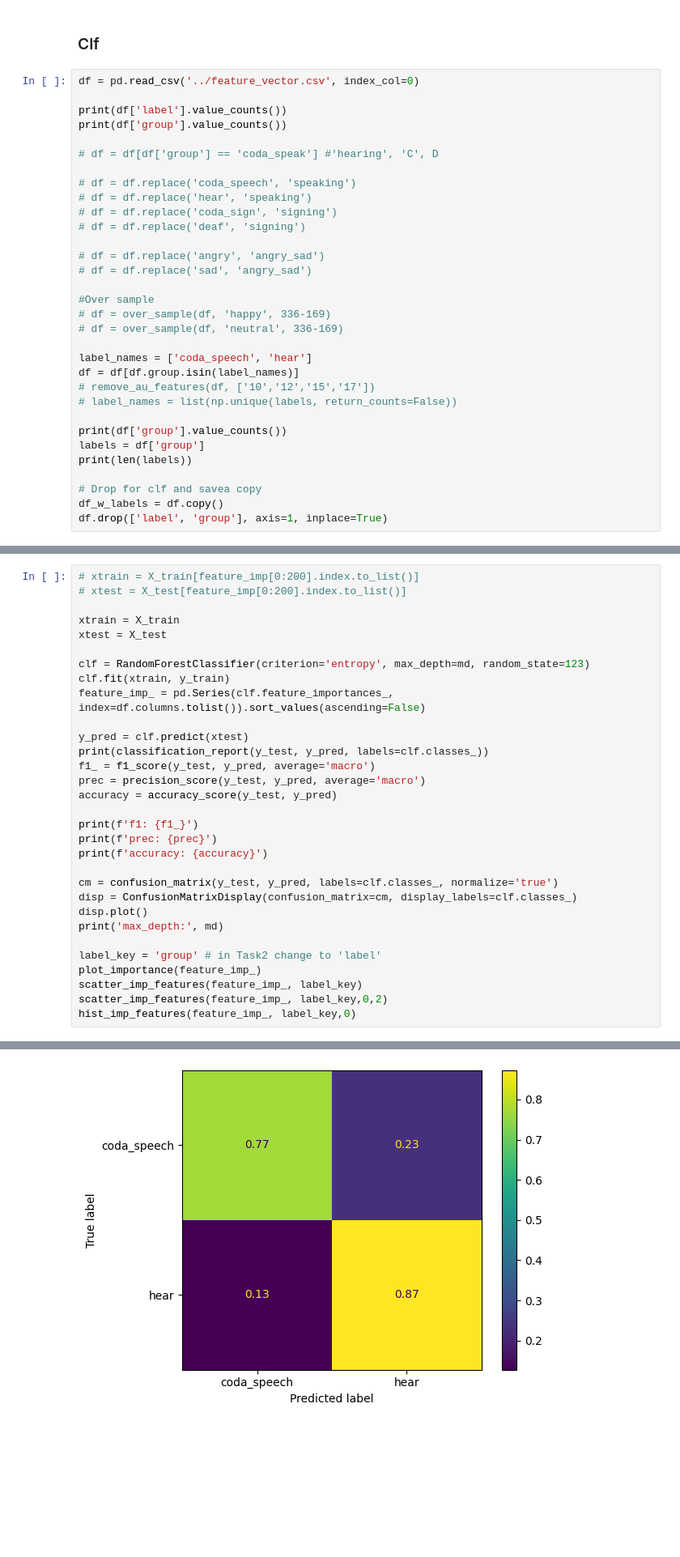
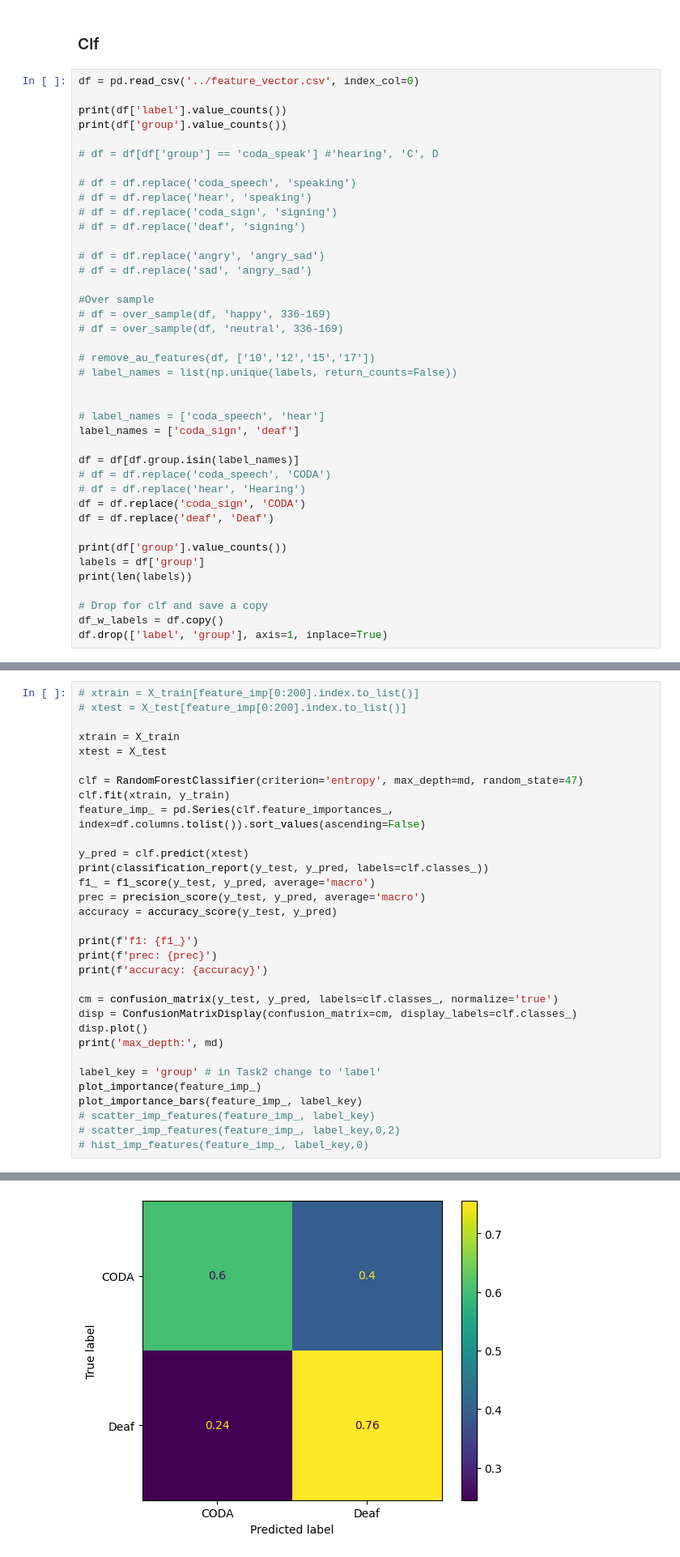
Before and after one commit to deangeckt/EmotionsInSignLanguage, a Jupyter notebook: open_face/ml.ipynb, the cells around one changed output, grey strips where cells are left out. Shown at 81% size. Drawn from its saved outputs; the diff is of its cells as text; blank space fills up the shorter version.

```diff
--- a/open_face/ml.ipynb
+++ b/open_face/ml.ipynb
@@ -82,16 +108,24 @@ print(df['group'].value_counts())
 # df = over_sample(df, 'happy', 336-169)
 # df = over_sample(df, 'neutral', 336-169)
 
-label_names = ['coda_speech', 'hear']
-df = df[df.group.isin(label_names)]
 # remove_au_features(df, ['10','12','15','17'])
 # label_names = list(np.unique(labels, return_counts=False))
+
+
+# label_names = ['coda_speech', 'hear']
+label_names = ['coda_sign', 'deaf']
+
+df = df[df.group.isin(label_names)]
+# df = df.replace('coda_speech', 'CODA')
+# df = df.replace('hear', 'Hearing')
+df = df.replace('coda_sign', 'CODA')
+df = df.replace('deaf', 'Deaf')
 
 print(df['group'].value_counts())
 labels = df['group']
 print(len(labels))
 
-# Drop for clf and savea copy
+# Drop for clf and save a copy
 df_w_labels = df.copy()
 df.drop(['label', 'group'], axis=1, inplace=True)
 # %% [output]
@@ -133,7 +166,7 @@ print(np.mean(cv_scores))
 xtrain = X_train
 xtest = X_test
 
-clf = RandomForestClassifier(criterion='entropy', max_depth=md, random_state=123)
+clf = RandomForestClassifier(criterion='entropy', max_depth=md, random_state=47)
 clf.fit(xtrain, y_train)
 feature_imp_ = pd.Series(clf.feature_importances_, index=df.columns.tolist()).sort_values(ascending=False)
 
@@ -154,9 +187,10 @@ print('max_depth:', md)
 
 label_key = 'group' # in Task2 change to 'label'
 plot_importance(feature_imp_)
-scatter_imp_features(feature_imp_, label_key)
-scatter_imp_features(feature_imp_, label_key,0,2)
-hist_imp_features(feature_imp_, label_key,0)
+plot_importance_bars(feature_imp_, label_key)
+# scatter_imp_features(feature_imp_, label_key)
+# scatter_imp_features(feature_imp_, label_key,0,2)
+# hist_imp_features(feature_imp_, label_key,0)
 # %% [output]
               precision    recall  f1-score   support
 
@@ -180,5 +214,5 @@ AU12_std          0.031373
 dtype: float64
 Passing `palette` without assigning `hue` is deprecated and will be removed in v0.14.0. Assign the `y` variable to `hue` and set `legend=False` for the same effect.
 
   sns.barplot(x=feature_imp_, y=feature_imp_.index, palette='tab10')
-[figure, old version]
+[figure, new version]
```
Also changed, not shown: parts of 7 cells of this notebook.
